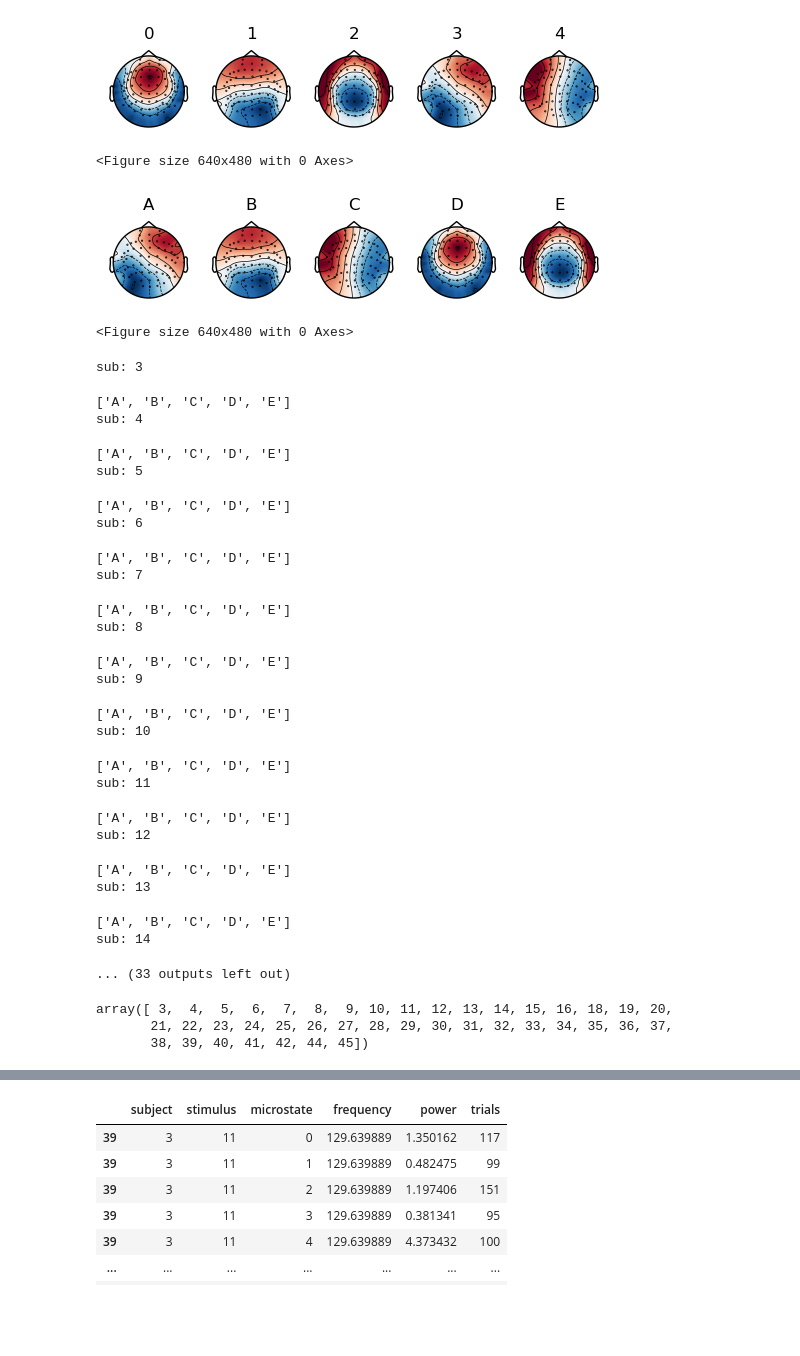
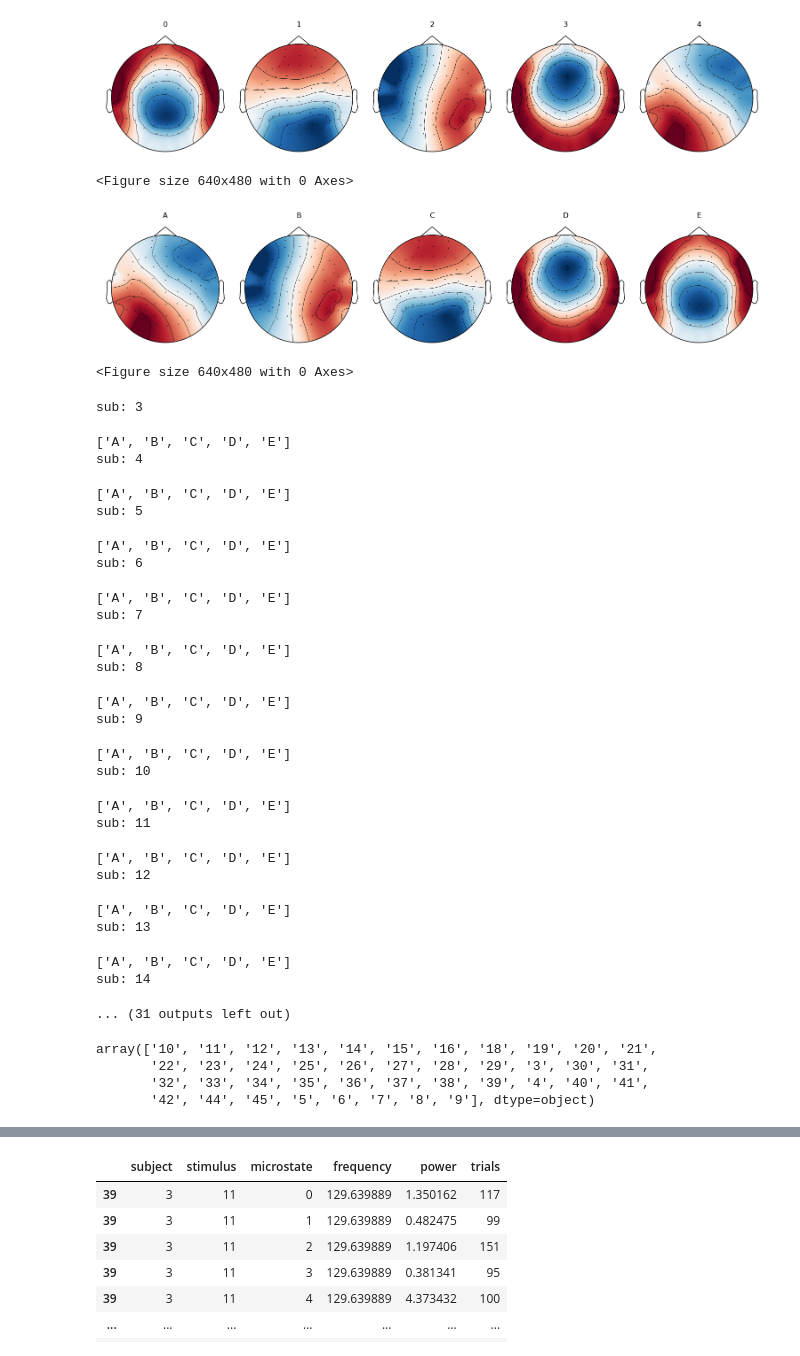
Before and after one commit to letitiayhho/tone-target-monitoring, a Jupyter notebook: analysis/microstates.ipynb, the cells around one changed output, grey strips where cells are left out. Cells and saved outputs as stored; diff of their text form; code cells hidden in the pictures; blank space fills up the shorter version.

```diff
--- a/analysis/microstates.ipynb
+++ b/analysis/microstates.ipynb
@@ -24,7 +25,7 @@ MIN_TRIAL_CUTOFF = 100 # subjects must have this many trials in *every* conditio
 layout = BIDSLayout(BIDS_ROOT, derivatives = True)
 # %%
 # get filenames for subject-level microstates
-fpaths = layout.get(return_type = 'filename', desc = 'microstates')
+fpaths = glob.glob('../data/bids/derivatives/microstates/sub-*/sub-*_task-pitch_desc-microstates_ModKMeans2.fif.gz')
 # and sort by subject number
 sub_num = lambda f: int(re.findall('sub-(\w+)_', f)[0])
 fpaths.sort(key = sub_num)
@@ -45,18 +46,18 @@ ModK.plot()
 plt.show()
 plt.savefig('microstate-topos.jpeg', dpi = 300, bbox_inches = 'tight')
 # %% [output]
-[figure, old version]
+[figure, new version]
 <Figure size 640x480 with 0 Axes>
 # %%
 # re-order based on visual similarity to canonical microstates topographies
-ModK.reorder_clusters(order = [3, 1, 4, 0, 2])
+ModK.reorder_clusters(order = [4, 2, 1, 3, 0])
 ModK.rename_clusters(new_names = ['A', 'B', 'C', 'D', 'E'])
 # ModK.invert_polarity([False, False, False, False, False]) # only affects visualization
 ModK.plot()
 plt.savefig('microstate-topos.jpeg', dpi = 300, bbox_inches = 'tight')
 plt.show()
 # %% [output]
-[figure, old version]
+[figure, new version]
 <Figure size 640x480 with 0 Axes>
 # %%
 # save solution
@@ -99,12 +100,13 @@ subs.sort(key = int)
 
 params = list()
 all_spectrums = list()
+tag_mapping = {'1': 130, '2': 200, '3': 280}
 
 for sub in subs:
     print(f'sub: {sub}')
 
     # get last microstate observed before each stimulus is delivered
-    epochs = read_epochs(sub, 'forMicrostate')
+    epochs = read_epochs(sub, 'forMicrostate2')
     segmentation = ModK.predict(epochs, reject_edges = False)
     labels = [segmentation.cluster_names[idx] for idx in segmentation.labels[:, -1]]
 
@@ -114,7 +116,7 @@ for sub in subs:
     params.append(d)
 
     # read FFR epochs and assign microstate labels
-    epochs = read_epochs(sub, 'forFFR')
+    epochs = read_epochs(sub, 'forFFR2')
     mapping = {epochs.event_id[key]: key for key in epochs.event_id}
     event_names = np.array([mapping[ev] for ev in epochs.events[:, -1]])
     df = pd.DataFrame({'stimulus': event_names, 'microstate': labels})
@@ -133,7 +135,8 @@ for sub in subs:
         freqs, spectrum = compute_spectrum_dB(epo)
         df = pd.DataFrame(
             {'subject': sub,
-             'stimulus': int(stim),
+             'target': tag_mapping[stim[0]],
+             'stim': tag_mapping[stim[1]],
              'microstate': microstate,
              'frequency': freqs,
              'power': spectrum
@@ -145,25 +148,12 @@ for sub in subs:
 # compile into one big dataframe
 spectrums = pd.concat(all_spectrums)
 
-# Add target column
-spectrums['tag'] = spectrums.stimulus
-target = []
-stimulus = []
-freqs = [130, 200, 280]
-for stim in spectrums.tag:
-    target_tag = int(str(tag)[0])
-    stimulus_tag = int(str(tag)[1])
-    target.append(freqs[target_tag - 1]) # convert to hz
-    stimulus.append(freqs[stimulus_tag - 1])
-spectrums['target'] = target
-spectrums['stimulus'] = stimulus
-
-# Save for later
+# # Save for later
 spectrums.to_csv('spectrums.csv', sep = '\t', index = True)
 
-# Load saved spectrums
-spectrums = pd.read_csv('spectrums.csv', sep = '\t', index_col = 0)
-spectrums
+# # Load saved spectrums
+# spectrums = pd.read_csv('spectrums.csv', sep = '\t', index_col = 0)
+# spectrums
 # %% [output]
 sub: 3
 ['A', 'B', 'C', 'D', 'E']
@@ -188,18 +178,21 @@ sub: 12
 sub: 13
 ['A', 'B', 'C', 'D', 'E']
 sub: 14
-... (33 outputs left out)
+... (31 outputs left out)
 # %%
-# excluded = np.unique(spectrums.subject[spectrums.trials < MIN_TRIAL_CUTOFF])
+# excluded = np.unique(spectrums.subject[spectrums.trials < 50])
+# excluded
 # print(excluded)
 # spectrums = spectrums[~spectrums.subject.isin(excluded)]
-excluded = [43]
+excluded = ['43']
 spectrums = spectrums[~spectrums.subject.isin(excluded)]
-np.unique(spectrums.subject)
+cleaned_subs = np.unique(spectrums.subject)
+cleaned_subs
 # %% [output]
-array([ 3,  4,  5,  6,  7,  8,  9, 10, 11, 12, 13, 14, 15, 16, 18, 19, 20,
-       21, 22, 23, 24, 25, 26, 27, 28, 29, 30, 31, 32, 33, 34, 35, 36, 37,
-       38, 39, 40, 41, 42, 44, 45])
+array(['10', '11', '12', '13', '14', '15', '16', '18', '19', '20', '21',
+       '22', '23', '24', '25', '26', '27', '28', '29', '3', '30', '31',
+       '32', '33', '34', '35', '36', '37', '38', '39', '4', '40', '41',
+       '42', '44', '45', '5', '6', '7', '8', '9'], dtype=object)
 # %%
 ## we can do ANOVAa seperately for each stimulus
 ## so long as we correct for multiple comparisons, anyway,
```
Also changed, not shown: parts of 6 cells of this notebook, 7 other files.
